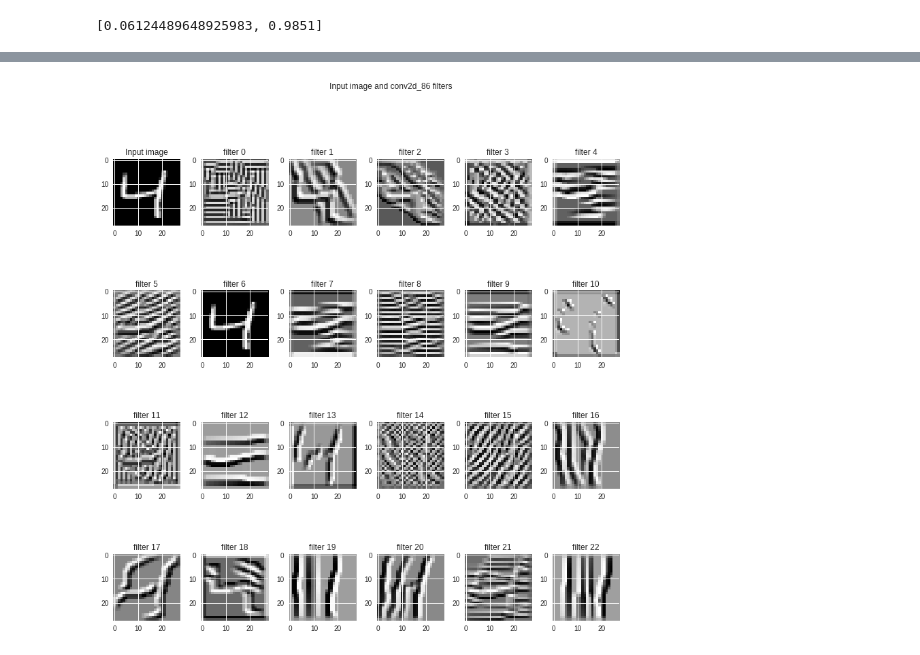
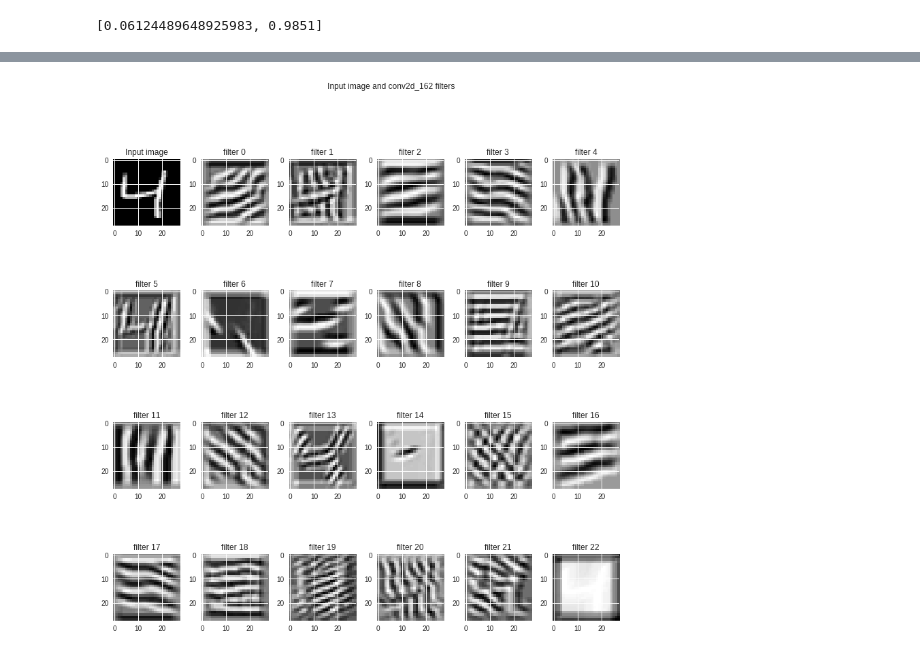
Before and after one commit to ramyaragupathy/mlblr-eip, a Jupyter notebook: session-4/RAMYA_BATCH_1_ASSIGNMENT4A_.ipynb, the cells around one changed output, grey strips where cells are left out. Drawn from its saved outputs; the diff is of its cells as text; code cells hidden in the pictures.

```diff
--- a/session-4/RAMYA_BATCH_1_ASSIGNMENT4A_.ipynb
+++ b/session-4/RAMYA_BATCH_1_ASSIGNMENT4A_.ipynb
@@ -164,7 +166,7 @@ def deprocess_image(x):
     return x
 
 def vis_img_in_filter(img = np.array(X_train[2]).reshape((1, 28, 28, 1)).astype(np.float64),
-                      layer_name = 'conv2d_86'):
+                      layer_name = 'conv2d_162'):
     layer_output = layer_dict[layer_name].output
     img_ascs = list()
     for filter_index in range(layer_output.shape[3]):
@@ -187,31 +189,31 @@ def vis_img_in_filter(img = np.array(X_train[2]).reshape((1, 28, 28, 1)).astype(
         img_asc = np.array(img)
         # run gradient ascent for 20 steps
         for i in range(20):
             loss_value, grads_value = iterate([img_asc])
             img_asc += grads_value * step
 
         img_asc = img_asc[0]
         img_ascs.append(deprocess_image(img_asc).reshape((28, 28)))
 
     if layer_output.shape[3] >= 35:
         plot_x, plot_y = 6, 6
     elif layer_output.shape[3] >= 23:
         plot_x, plot_y = 4, 6
     elif layer_output.shape[3] >= 11:
         plot_x, plot_y = 2, 6
     else:
         plot_x, plot_y = 1, 2
     fig, ax = plt.subplots(plot_x, plot_y, figsize = (12, 12))
     ax[0, 0].imshow(img.reshape((28, 28)), cmap = 'gray')
     ax[0, 0].set_title('Input image')
     fig.suptitle('Input image and %s filters' % (layer_name,))
     fig.tight_layout(pad = 0.3, rect = [0, 0, 0.9, 0.9])
     for (x, y) in [(i, j) for i in range(plot_x) for j in range(plot_y)]:
         if x == 0 and y == 0:
             continue
         ax[x, y].imshow(img_ascs[x * plot_y + y - 1], cmap = 'gray')
         ax[x, y].set_title('filter %d' % (x * plot_y + y - 1))
 
 vis_img_in_filter()
 # %% [output]
-[figure, old version]
+[figure, new version]
```
Also changed, not shown: parts of 1 cell of this notebook.
